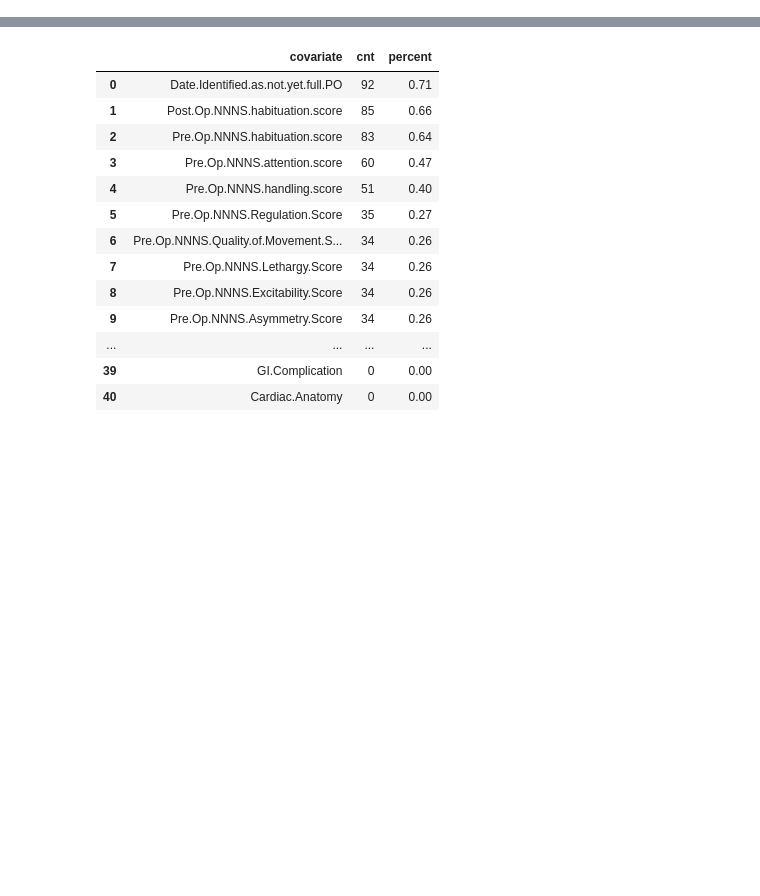
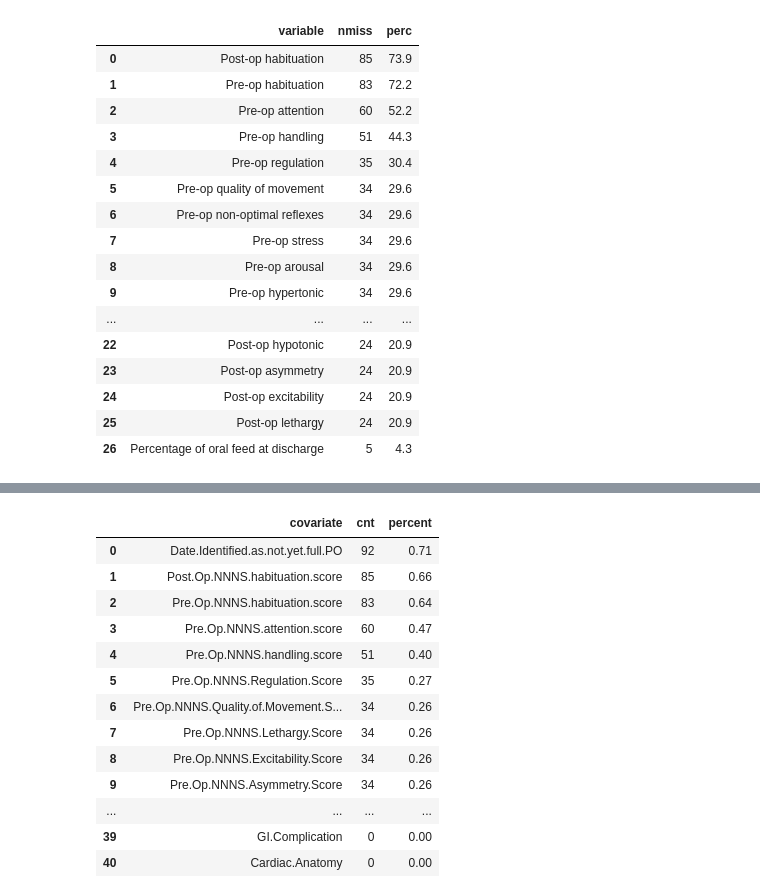
Before and after one commit to mthroolin/phs7050_neoNateCHD, a Jupyter notebook: Julia_work/DataExploration.ipynb, the cells around one changed output, grey strips where cells are left out. Drawn from its saved outputs; the diff is of its cells as text; code cells hidden in the pictures; blank space fills up the shorter version.

```diff
--- a/Julia_work/DataExploration.ipynb
+++ b/Julia_work/DataExploration.ipynb
@@ -6,6 +6,28 @@ from matplotlib import pyplot as plt
 # %%
 pd.options.display.max_columns=999
 pd.options.display.max_rows=100
+# %%
+h_miss = pd.read_csv('missing_table.csv')
+# %%
+h_miss
+# %% [output]
+|  | variable | nmiss | perc |
+| 0 | Post-op habituation | 85 | 73.9 |
+| 1 | Pre-op habituation | 83 | 72.2 |
+| 2 | Pre-op attention | 60 | 52.2 |
+| 3 | Pre-op handling | 51 | 44.3 |
+| 4 | Pre-op regulation | 35 | 30.4 |
+| 5 | Pre-op quality of movement | 34 | 29.6 |
+| 6 | Pre-op non-optimal reflexes | 34 | 29.6 |
+| 7 | Pre-op stress | 34 | 29.6 |
+| 8 | Pre-op arousal | 34 | 29.6 |
+| 9 | Pre-op hypertonic | 34 | 29.6 |
+| ... | ... | ... | ... |
+| 22 | Post-op hypotonic | 24 | 20.9 |
+| 23 | Post-op asymmetry | 24 | 20.9 |
+| 24 | Post-op excitability | 24 | 20.9 |
+| 25 | Post-op lethargy | 24 | 20.9 |
+| 26 | Percentage of oral feed at discharge | 5 | 4.3 |
 # %%
 data_fp = '/Users/u1001626/Documents/PhD/Statistical Practice/Projects/Project2/phs7050_neoNateCHD'
 # %%
```
Also changed, not shown: 7 other files.
